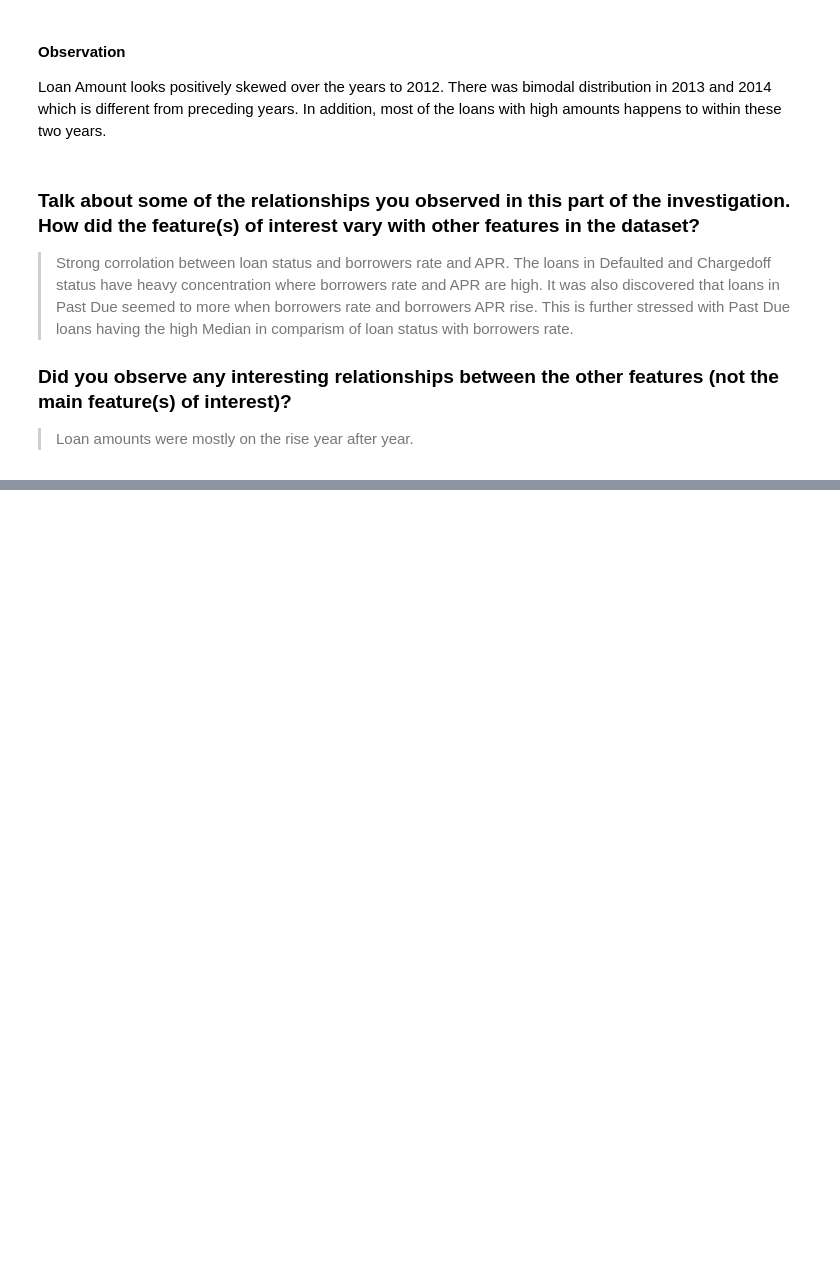
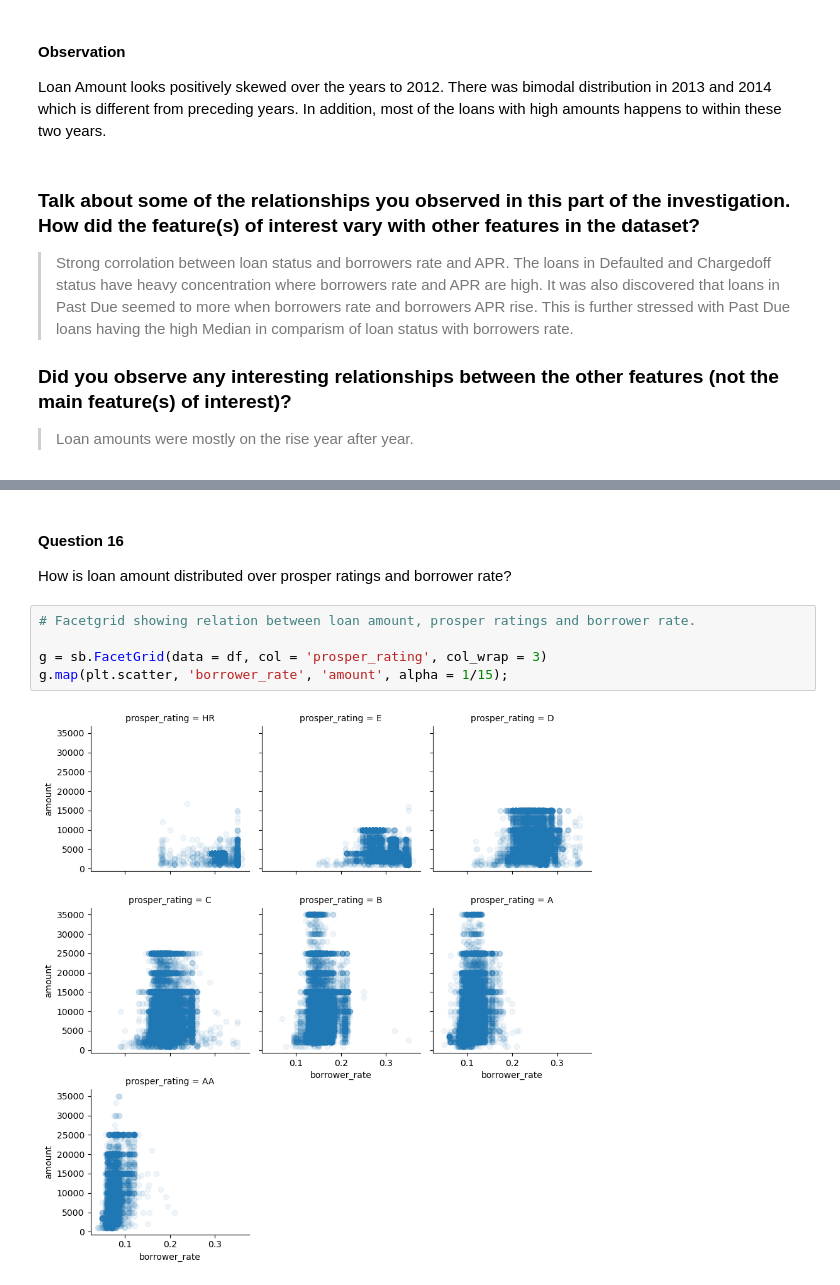
Before and after one commit to ampsboadu/loan_analysis, a Jupyter notebook: Part_I_exploration.ipynb, the cells around one changed output, grey strips where cells are left out. Drawn from its saved outputs; the diff is of its cells as text; blank space fills up the shorter version.

```diff
--- a/Part_I_exploration.ipynb
+++ b/Part_I_exploration.ipynb
@@ -720,0 +742,11 @@ Loan Amount looks positively skewed over the years to 2012. There was bimodal di
+# %% [markdown]
+#### Question 16
+
+How is loan amount distributed over prosper ratings and borrower rate?
+# %%
+# Facetgrid showing relation between loan amount, prosper ratings and borrower rate.
+
+g = sb.FacetGrid(data = df, col = 'prosper_rating', col_wrap = 3)
+g.map(plt.scatter, 'borrower_rate', 'amount', alpha = 1/15);
+# %% [output]
+[figure, added]
```
Also changed, not shown: parts of 5 cells of this notebook.
